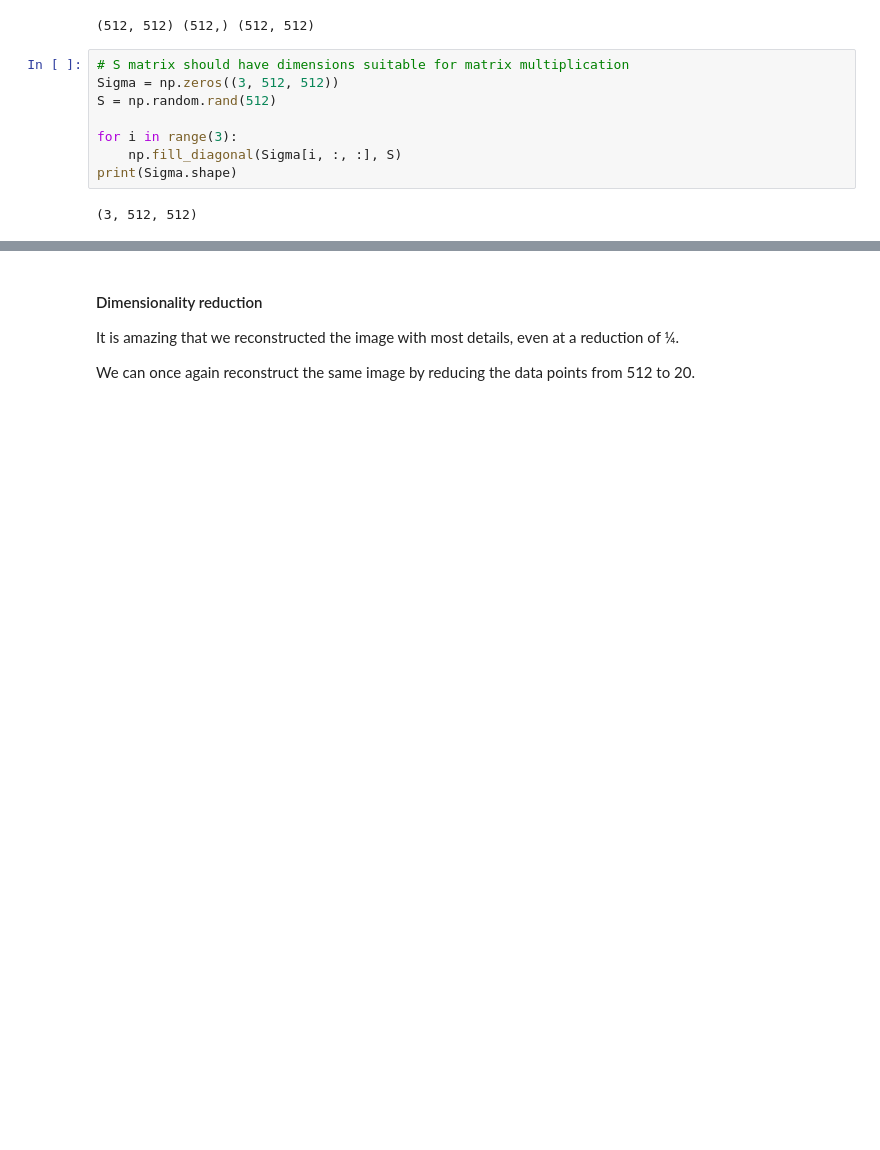
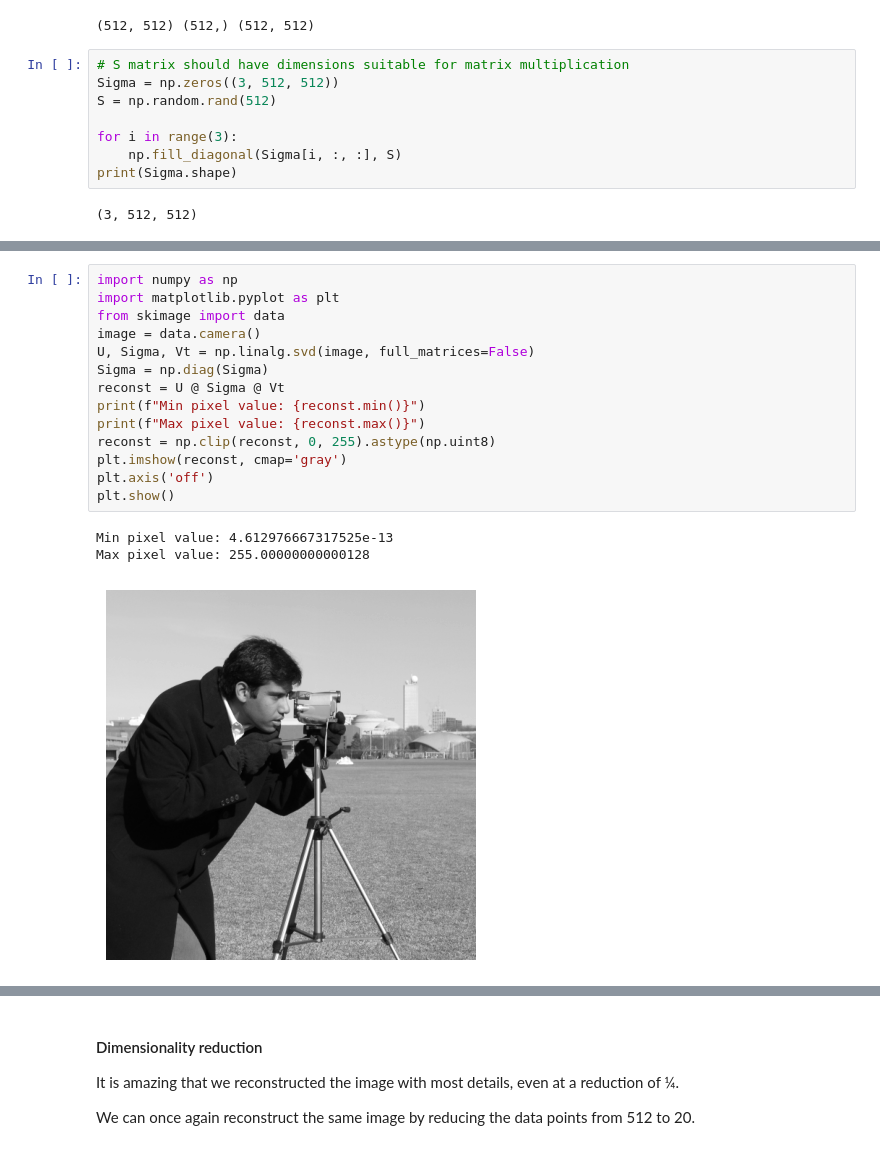
Before and after one commit to Kvdsp1602/K-V-D-S-PRAGNA, a Jupyter notebook: Basics_of_LinearAlgebra.ipynb, the cells around one changed output, grey strips where cells are left out. Cells and saved outputs as stored; diff of their text form; blank space fills up the shorter version.

```diff
--- a/Basics_of_LinearAlgebra.ipynb
+++ b/Basics_of_LinearAlgebra.ipynb
@@ -440,0 +418,18 @@ WARNING:matplotlib.image:Clipping input data to the valid range for imshow with
+# %%
+import numpy as np
+import matplotlib.pyplot as plt
+from skimage import data
+image = data.camera()
+U, Sigma, Vt = np.linalg.svd(image, full_matrices=False)
+Sigma = np.diag(Sigma)
+reconst = U @ Sigma @ Vt
+print(f"Min pixel value: {reconst.min()}")
+print(f"Max pixel value: {reconst.max()}")
+reconst = np.clip(reconst, 0, 255).astype(np.uint8)
+plt.imshow(reconst, cmap='gray')
+plt.axis('off')
+plt.show()
+# %% [output]
+Min pixel value: 4.612976667317525e-13
+Max pixel value: 255.00000000000128
+[figure, added]
```
Also changed, not shown: parts of 5 cells of this notebook.
